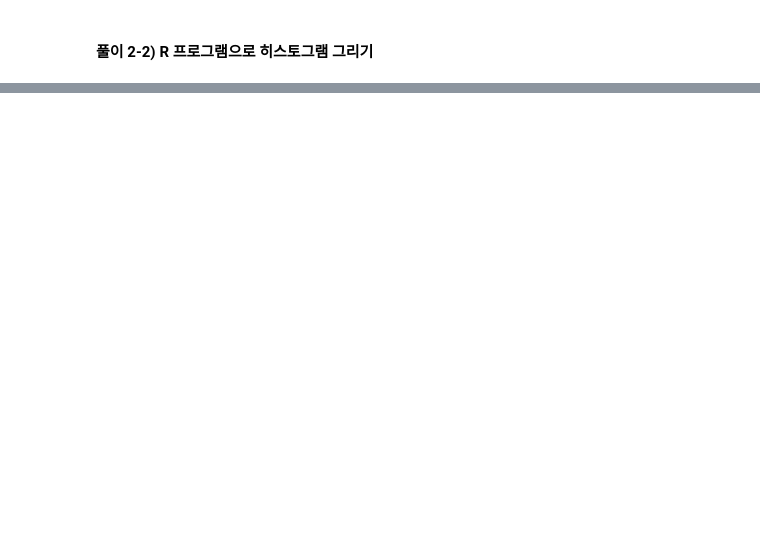
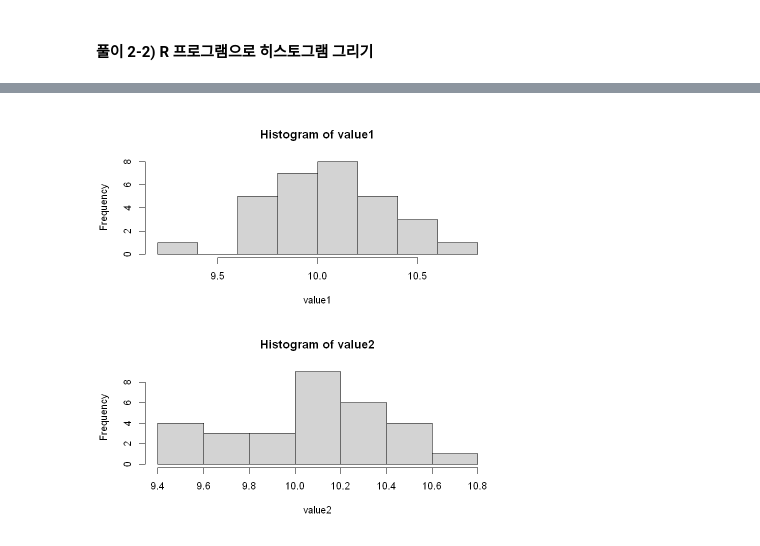
Before and after one commit to barkle2/KNOU, a Jupyter notebook: [5-1]통계적 추론/과제2.ipynb, the cells around one changed output, grey strips where cells are left out. Drawn from its saved outputs; the diff is of its cells as text; code cells hidden in the pictures; blank space fills up the shorter version.

```diff
--- a/[5-1]통계적 추론/과제2.ipynb
+++ b/[5-1]통계적 추론/과제2.ipynb
@@ -81,0 +101,20 @@ hist(exp_sample)
+# %%
+par(mfrow=c(2,1))
+mu=10
+sigma=2
+
+n=30
+value1 = numeric(n)
+
+for(i in 1:n) {
+    x_sample = rnorm(30, mean=mu, sd=sigma)
+    x_mean = mean(x_sample)
+    value1[i] = x_mean
+}
+
+hist(value1)
+
+value2 = rnorm(n, mean=mu, sd=sigma/sqrt(n))
+hist(value2)
+# %% [output]
+[figure, added]
```
Also changed, not shown: parts of 15 cells of this notebook.
